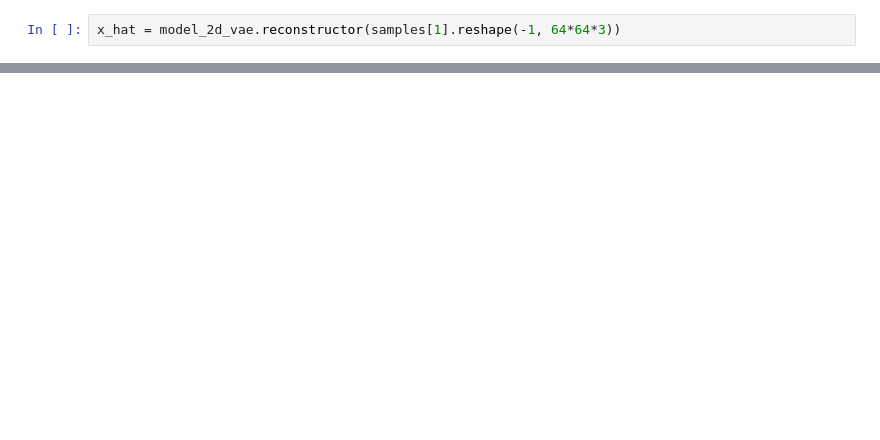
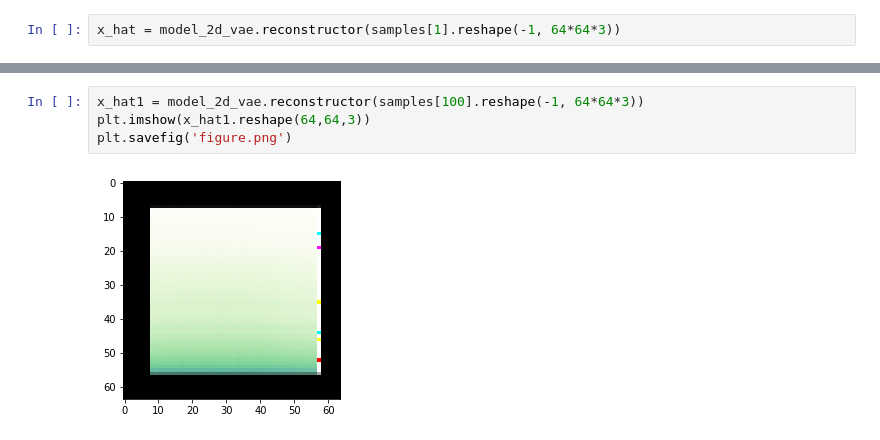
Before and after one commit to takatogoto/cgan, a Jupyter notebook: VAE-spectrogram_from_npy.ipynb, the cells around one changed output, grey strips where cells are left out. Drawn from its saved outputs; the diff is of its cells as text; blank space fills up the shorter version.

```diff
--- a/VAE-spectrogram_from_npy.ipynb
+++ b/VAE-spectrogram_from_npy.ipynb
@@ -217,0 +232,6 @@ plt.imshow(x_hat.reshape(64,64,3))
+# %%
+x_hat1 = model_2d_vae.reconstructor(samples[100].reshape(-1, 64*64*3))
+plt.imshow(x_hat1.reshape(64,64,3))
+plt.savefig('figure.png')
+# %% [output]
+[figure, added]
```
Also changed, not shown: parts of 5 cells of this notebook, 5 other files.
